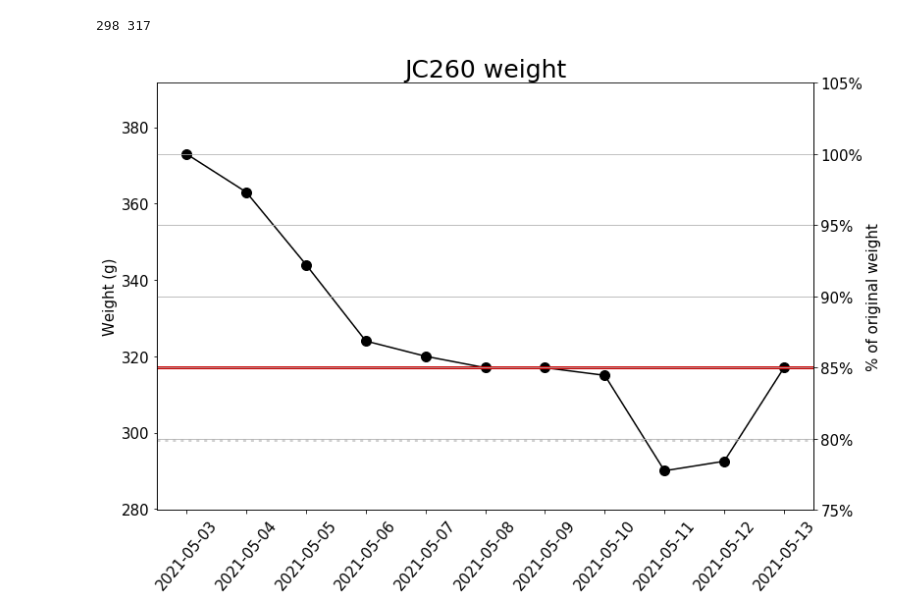
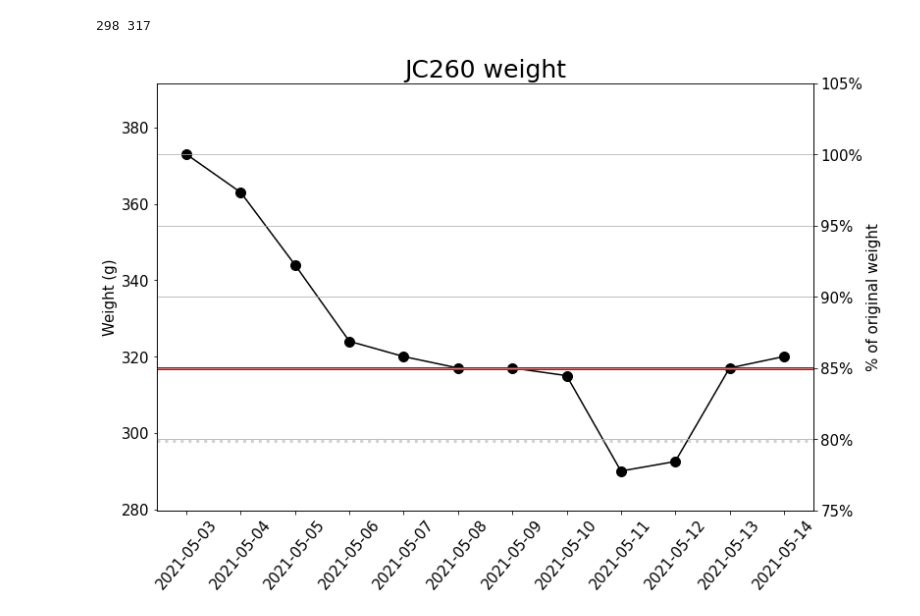
Before and after one commit to shauryagoyall/Andrea-Data, a Jupyter notebook: Weight_JC260.ipynb, the cells around one changed output. Saved outputs shown, nothing was run; the diff lists cells and outputs as text; code cells hidden in the pictures.

```diff
--- a/Weight_JC260.ipynb
+++ b/Weight_JC260.ipynb
@@ -17,6 +17,7 @@ weight_JC260 = [
     290,
     292.5,
     317,
+    320,
 ]
 
 starting_weight = weight_JC260[0]
@@ -36,6 +37,7 @@ date_JC260 = [
     datetime.date(2021, 5, 11),
     datetime.date(2021, 5, 12),
     datetime.date(2021, 5, 13),
+    datetime.date(2021, 5, 14),
 ]
 
 days = mdates.DayLocator() # find every day
@@ -47,26 +49,26 @@ amountfed_JC260 = [
 # %%
 fig, ax = plt.subplots(figsize=(12,8))
 ax.plot(date_JC260, weight_JC260, marker='o', markersize=10, color="black")
 ax.axhline(weight85, color='#cc0000', linewidth='3')
 ax.axhline(weight80, color='#a6a6a6', linewidth='3', linestyle=':', alpha=0.5)
 ax.set_ylim(starting_weight*0.75, starting_weight*1.05)
 ax.set_ylabel("Weight (g)", fontsize=15)
 ax.set_title("JC260 weight", fontsize=25)
 ax.tick_params(axis='x', labelsize=15, rotation=50)
 ax.tick_params(axis='y', labelsize=15)
 ax.xaxis.set_major_locator(days) # set ticks to plot each day
 
 ax2 = ax.twinx()
 ax2.set_ylabel("% of original weight", fontsize=15)
 ax2.set_ylim(75, 105)
 ax2.tick_params(axis='y', labelsize=15)
 fmt = '%.0f%%'
 yticks = mtick.FormatStrFormatter(fmt)
 ax2.yaxis.set_major_formatter(yticks)
 
-ax2.yaxis.grid()
+ax2.yaxis.grid(True,which='both')
 
 plt.show()
 # plt.savefig("Weight_JC257.jpg")
 # %% [output]
-[figure, old version]
+[figure, new version]
```
